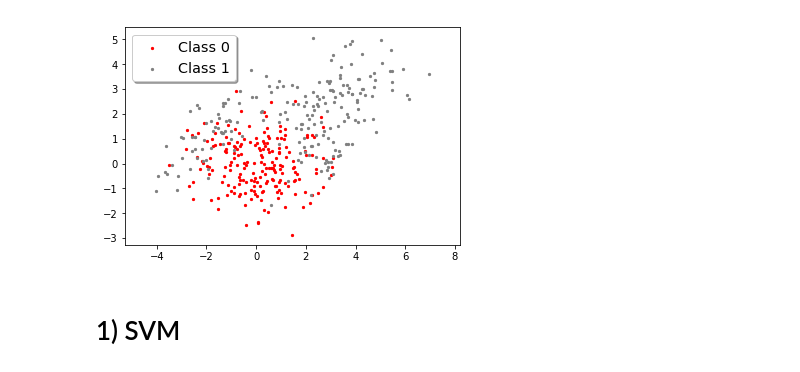
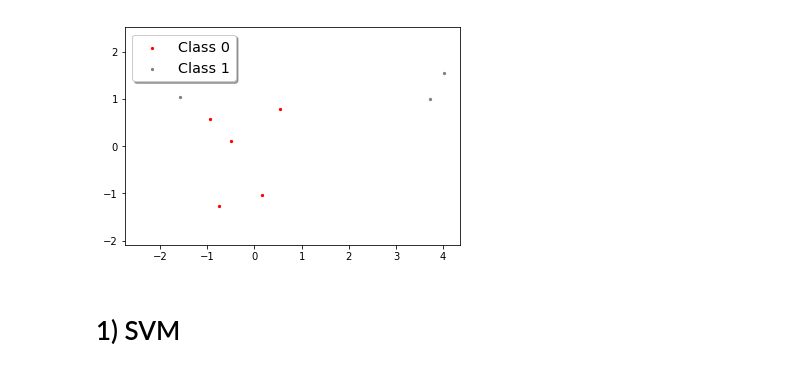
Before and after one commit to kongsgard/machine-learning, a Jupyter notebook: hw4/hw4.ipynb, the cells around one changed output. Saved outputs shown, nothing was run; the diff lists cells and outputs as text; code cells hidden in the pictures.

```diff
--- a/hw4/hw4.ipynb
+++ b/hw4/hw4.ipynb
@@ -26,21 +26,21 @@ def generate_class_1(N):
             x1[i, :] = np.random.multivariate_normal(m_B, C_B, 1)
     return x1
 # %%
-N = 400 # Number of samples
+N = 10 # Number of samples
 
 # Class 0, N/2 samples
 x0 = generate_class_0(math.floor(N/2))
 plt.scatter(x0[:, 0],x0[:, 1], label='Class 0', c='red', s=5)
 
 # Class 1, N/2 samples
 x1 = generate_class_1(math.floor(N/2))
 plt.scatter(x1[:, 0],x1[:, 1], label='Class 1', c='grey', s=5)
 
 legend = plt.legend(loc='upper left', shadow=True, fontsize='x-large')
 plt.axis('equal')
 plt.show()
 # %% [output]
-[figure, old version]
+[figure, new version]
 # %%
 x_train = np.concatenate([x0, x1])
 y = np.append(np.zeros(int(N/2)), np.ones(int(N/2)))
```
Also changed, not shown: parts of 10 cells of this notebook, 1 other file.
